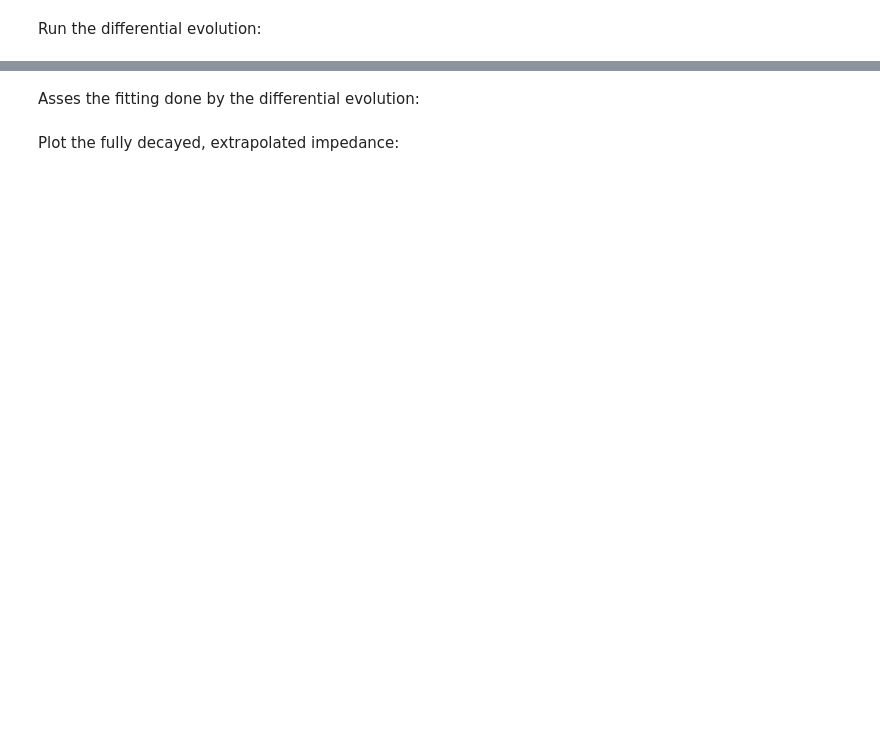
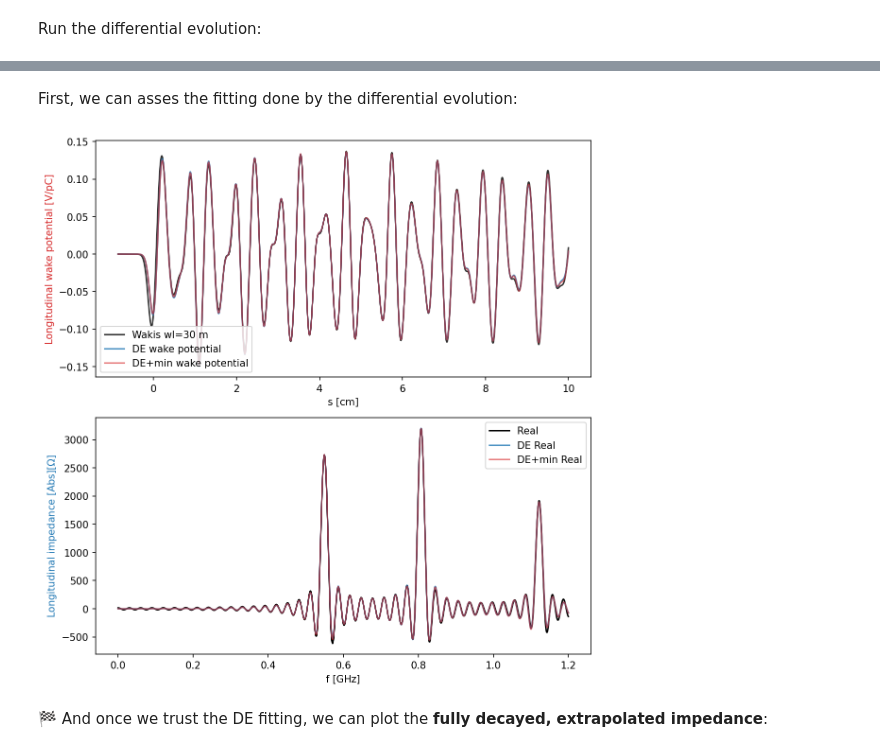
Before and after one commit to ImpedanCEI/wakis, a Jupyter notebook: notebooks/001b_Wakefield-MPI-simulation.ipynb, the cells around one changed output, grey strips where cells are left out. Drawn from its saved outputs; the diff is of its cells as text; code cells hidden in the pictures; blank space fills up the shorter version.

```diff
--- a/notebooks/001b_Wakefield-MPI-simulation.ipynb
+++ b/notebooks/001b_Wakefield-MPI-simulation.ipynb
@@ -334,7 +352,7 @@ from scipy.constants import c
 # %% [markdown]
 Load previously computed results:
 # %%
-results_folder='results'
+results_folder='001b_results/'
 wake = WakeSolver()
 wake.load_results(results_folder)
 # %%
@@ -352,5 +384,6 @@ Run the differential evolution:
 DE_model = wake.get_DEmodel_fitting(freq_data=wake.f, impedance_data=wake.Z,
                                     plane='longitudinal', dim='z',
                                     parameterBounds=bounds.parameterBounds, N_resonators=bounds.N_resonators,
-                                    DE_kernel='CMAES', maxiter=1e5, cmaes_sigma=0.01, popsize=150, tol=1e-3,
-                                    use_minimization=True, minimization_margin=[0.3, 0.2, 0.01])
+                                    DE_kernel='DE', maxiter=1e3, cmaes_sigma=0.6, popsize=30, tol=1e-3,
+                                    use_minimization=True, minimization_margin=[0.3, 0.2, 0.01],
+                                    verbose=False,)
@@ -357,42 +409,45 @@ DE_model = wake.get_DEmodel_fitting(freq_data=wake.f, impedance_data=wake.Z,
 # %% [markdown]
-Asses the fitting done by the differential evolution:
+First, we can asses the fitting done by the differential evolution:
 # %%
 #%matplotlib ipympl
 
 # Retrieve partially decayed wake potential
 WP_pd = DE_model.get_wake_potential(wake.s/c, sigma=10e-2/c, use_minimization=False)
-WP_pd_min = DE_model.get_wake_potential(wake.s/c, sigma=10e-2/c)
+WP_pd_min = DE_model.get_wake_potential(wake.s/c, sigma=10e-2/c, use_minimization=True)
 
 # Retrieve partially decayed impedance
 f_pd = np.linspace(0, 1.2e9, 10000)
 Z_pd = DE_model.get_impedance_from_fitFunction(f_pd, use_minimization=False)
 Z_pd_min = DE_model.get_impedance_from_fitFunction(f_pd, use_minimization=True)
 
-fig1, ax = plt.subplots(1,2, figsize=[12,4], dpi=150)
+fig1, ax = plt.subplots(2,1, figsize=[8,8], dpi=150)
 
 ax[0].plot(wake.s, wake.WP, c='k', alpha=0.8, label='Wakis wl=30 m')
 ax[0].plot(wake.s, -WP_pd*1e-12, c='tab:blue', alpha=0.8, lw=1.5, label='DE wake potential')
 ax[0].plot(wake.s, -WP_pd_min*1e-12, c='tab:red', alpha=0.6, lw=1.5, label='DE+min wake potential')
 ax[0].set_xlabel('s [cm]')
 ax[0].set_ylabel('Longitudinal wake potential [V/pC]', color='tab:red')
 ax[0].legend()
 
 ax[1].plot(wake.f*1e-9, np.real(wake.Z), ls='-', c='k', lw=1.5, label='Real')
 #ax[1].plot(f*1e-9, np.imag(Z), ls=':', c='k', lw=1.5, label='Imag')
 #ax[1].plot(f*1e-9, np.real(Z_pd), c='tab:blue', label='Abs')
 
 ax[1].plot(f_pd*1e-9, np.real(Z_pd), ls='-', c='tab:blue', alpha=0.8, lw=1.5, label='DE Real')
 #ax[1].plot(f_pd*1e-9, np.imag(Z_pd), ls=':', c='tab:blue', alpha=0.6, lw=1.5, label='DE Imag')
 
 ax[1].plot(f_pd*1e-9, np.real(Z_pd_min), ls='-', c='tab:red', alpha=0.6, lw=1.5, label='DE+min Real')
 
 ax[1].set_xlabel('f [GHz]')
 ax[1].set_ylabel('Longitudinal impedance [Abs][$\Omega$]', color='tab:blue')
 ax[1].legend()
 
 fig1.tight_layout()
+# %% [output]
+[figure, added]
 # %% [markdown]
-Plot the fully decayed, extrapolated impedance:
+🏁 And once we trust the DE fitting, we can
+plot the **fully decayed, extrapolated impedance**:
 # %%
 # retrieve the wake potential, function and impedance analytically using the resonator formalism
 new_wakelength = 100 # [m]
```
Also changed, not shown: parts of 19 cells of this notebook, 4 other files.
